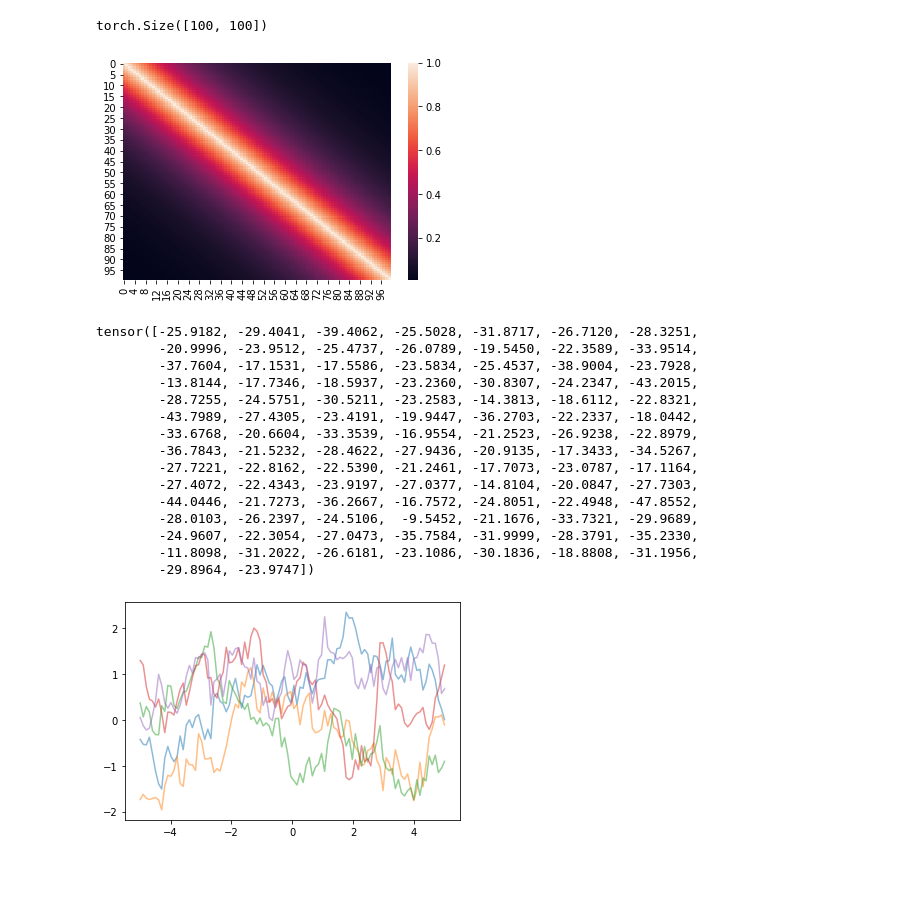
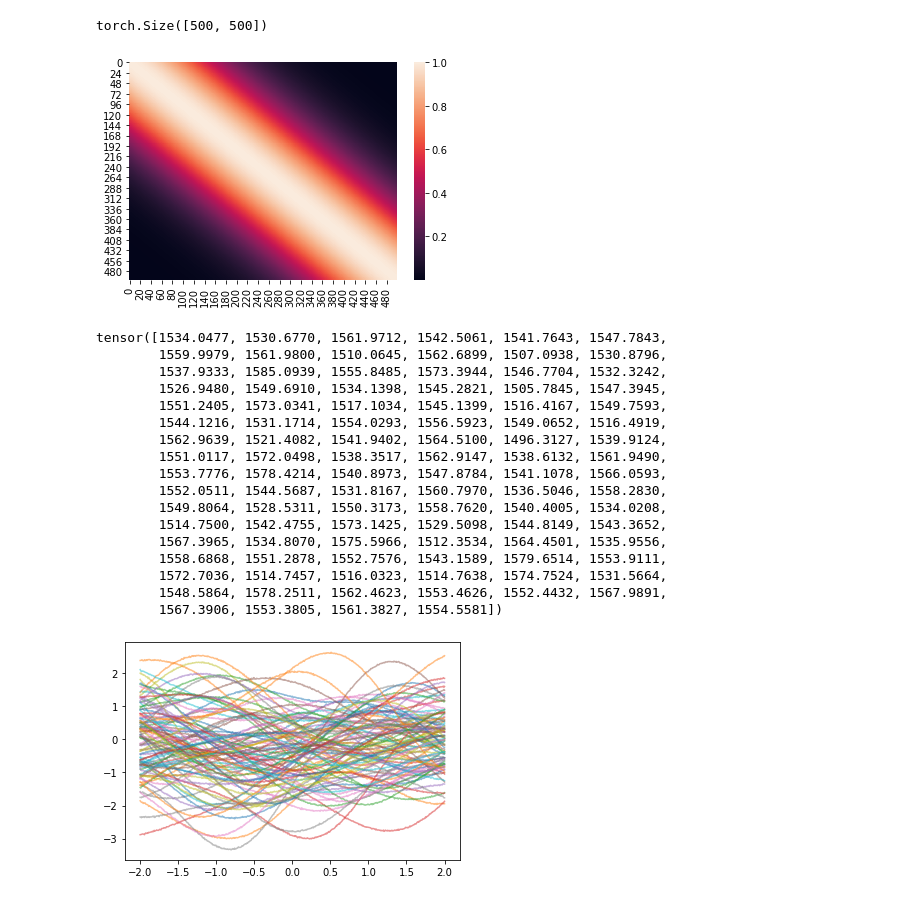
Before and after one commit to yannpequignot/IVISpaces, a Jupyter notebook: Notebooks/GaussianProcesses.ipynb, the cells around one changed output. Cells and saved outputs as stored; diff of their text form; code cells hidden in the pictures; blank space fills up the shorter version.

```diff
--- a/Notebooks/GaussianProcesses.ipynb
+++ b/Notebooks/GaussianProcesses.ipynb
@@ -7,13 +7,15 @@ from torch.distributions.multivariate_normal import MultivariateNormal
 %matplotlib inline
 # %%
 class GaussianProcess(nn.Module):
-    def __init__(self, mean, lengthscale):
+    def __init__(self, mean, lengthscale, noise=0.05):
         super(GaussianProcess, self).__init__()
         self.ls=lengthscale
         self.mean=mean
+        self.var=noise**2
 
     def covar_matrix(self,x):
-        return torch.exp(-torch.cdist(x,x,p=2)/(2*self.ls**2))
+        K=torch.cdist(x.div(self.ls),x.div(self.ls),p=2).pow_(2).div_(-2).exp_()
+        return K+self.var*torch.eye(x.shape[0])##
 
     def log_prob(self,inputs,f):
         GP_inputs=MultivariateNormal(loc=self.mean*torch.ones(inputs.shape[0]),covariance_matrix=self.covar_matrix(inputs))
@@ -22,38 +24,40 @@ class GaussianProcess(nn.Module):
         GP_inputs=MultivariateNormal(loc=self.mean*torch.ones(inputs.shape[0]),covariance_matrix=self.covar_matrix(inputs))
         return GP_inputs.sample((n,)).squeeze()
 # %%
-GP=GaussianProcess(mean=torch.tensor(0.),lengthscale=1.)
+GP=GaussianProcess(mean=torch.tensor(0.),lengthscale=1., noise=0.01)
 # %%
-inputs=torch.linspace(-5,5,100).unsqueeze(-1)
+inputs=torch.linspace(-2,2,500).unsqueeze(-1)#(2*torch.rand((100,1))-1).sort(0)[0])
 import seaborn as sns
 
 sns.heatmap(GP.covar_matrix(inputs))
 GP.covar_matrix(inputs).shape
 # %% [output]
-torch.Size([100, 100])
+torch.Size([500, 500])
-[figure, old version]
+[figure, new version]
 # %%
 f=GP(inputs,100)
 GP.log_prob(inputs,f)
 # %% [output]
-tensor([-25.9182, -29.4041, -39.4062, -25.5028, -31.8717, -26.7120, -28.3251,
-        -20.9996, -23.9512, -25.4737, -26.0789, -19.5450, -22.3589, -33.9514,
-        -37.7604, -17.1531, -17.5586, -23.5834, -25.4537, -38.9004, -23.7928,
-        -13.8144, -17.7346, -18.5937, -23.2360, -30.8307, -24.2347, -43.2015,
-        -28.7255, -24.5751, -30.5211, -23.2583, -14.3813, -18.6112, -22.8321,
-        -43.7989, -27.4305, -23.4191, -19.9447, -36.2703, -22.2337, -18.0442,
-        -33.6768, -20.6604, -33.3539, -16.9554, -21.2523, -26.9238, -22.8979,
-        -36.7843, -21.5232, -28.4622, -27.9436, -20.9135, -17.3433, -34.5267,
-        -27.7221, -22.8162, -22.5390, -21.2461, -17.7073, -23.0787, -17.1164,
-        -27.4072, -22.4343, -23.9197, -27.0377, -14.8104, -20.0847, -27.7303,
-        -44.0446, -21.7273, -36.2667, -16.7572, -24.8051, -22.4948, -47.8552,
-        -28.0103, -26.2397, -24.5106,  -9.5452, -21.1676, -33.7321, -29.9689,
-        -24.9607, -22.3054, -27.0473, -35.7584, -31.9999, -28.3791, -35.2330,
-        -11.8098, -31.2022, -26.6181, -23.1086, -30.1836, -18.8808, -31.1956,
-        -29.8964, -23.9747])
+tensor([1534.0477, 1530.6770, 1561.9712, 1542.5061, 1541.7643, 1547.7843,
+        1559.9979, 1561.9800, 1510.0645, 1562.6899, 1507.0938, 1530.8796,
+        1537.9333, 1585.0939, 1555.8485, 1573.3944, 1546.7704, 1532.3242,
+        1526.9480, 1549.6910, 1534.1398, 1545.2821, 1505.7845, 1547.3945,
+        1551.2405, 1573.0341, 1517.1034, 1545.1399, 1516.4167, 1549.7593,
+        1544.1216, 1531.1714, 1554.0293, 1556.5923, 1549.0652, 1516.4919,
+        1562.9639, 1521.4082, 1541.9402, 1564.5100, 1496.3127, 1539.9124,
+        1551.0117, 1572.0498, 1538.3517, 1562.9147, 1538.6132, 1561.9490,
+        1553.7776, 1578.4214, 1540.8973, 1547.8784, 1541.1078, 1566.0593,
+        1552.0511, 1544.5687, 1531.8167, 1560.7970, 1536.5046, 1558.2830,
+        1549.8064, 1528.5311, 1550.3173, 1558.7620, 1540.4005, 1534.0208,
+        1514.7500, 1542.4755, 1573.1425, 1529.5098, 1544.8149, 1543.3652,
+        1567.3965, 1534.8070, 1575.5966, 1512.3534, 1564.4501, 1535.9556,
+        1558.6868, 1551.2878, 1552.7576, 1543.1589, 1579.6514, 1553.9111,
+        1572.7036, 1514.7457, 1516.0323, 1514.7638, 1574.7524, 1531.5664,
+        1548.5864, 1578.2511, 1562.4623, 1553.4626, 1552.4432, 1567.9891,
+        1567.3906, 1553.3805, 1561.3827, 1554.5581])
 # %%
-for i in range(5):
+for i in range(100):
     plt.plot(inputs,GP(inputs),alpha=0.5)
 # %% [output]
-[figure, old version]
+[figure, new version]
 # %%
```
Also changed, not shown: parts of 4 cells of this notebook, 34 other files.
